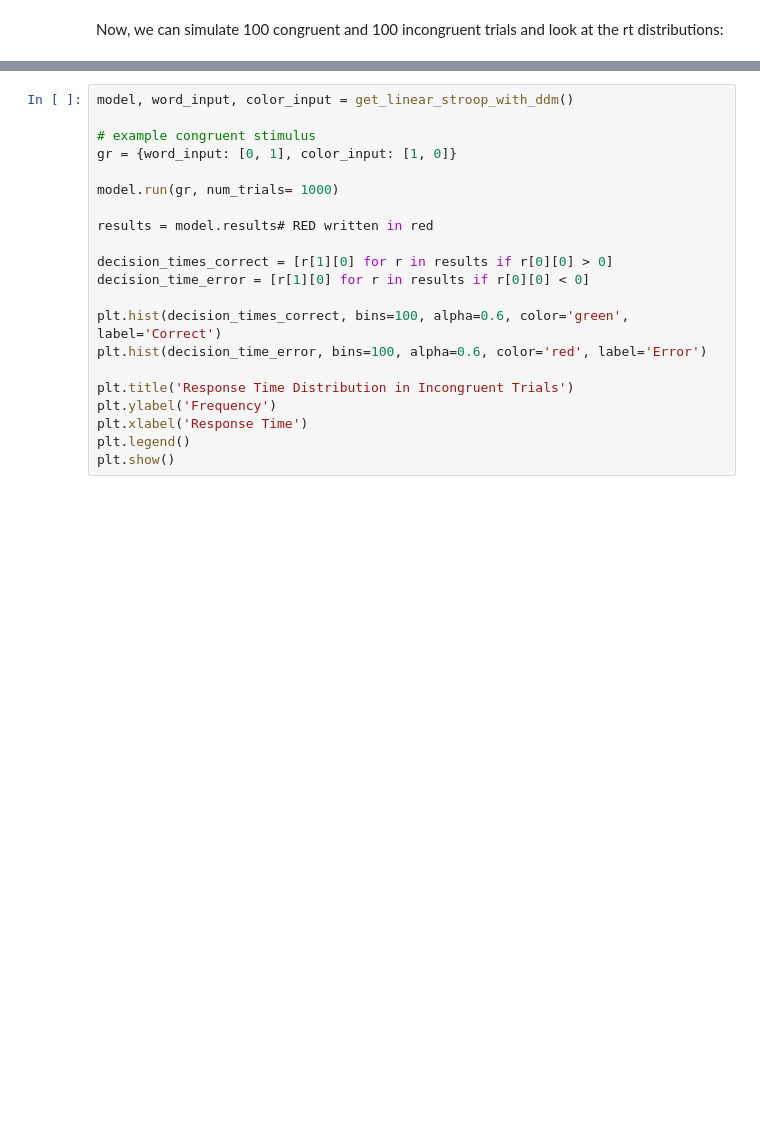
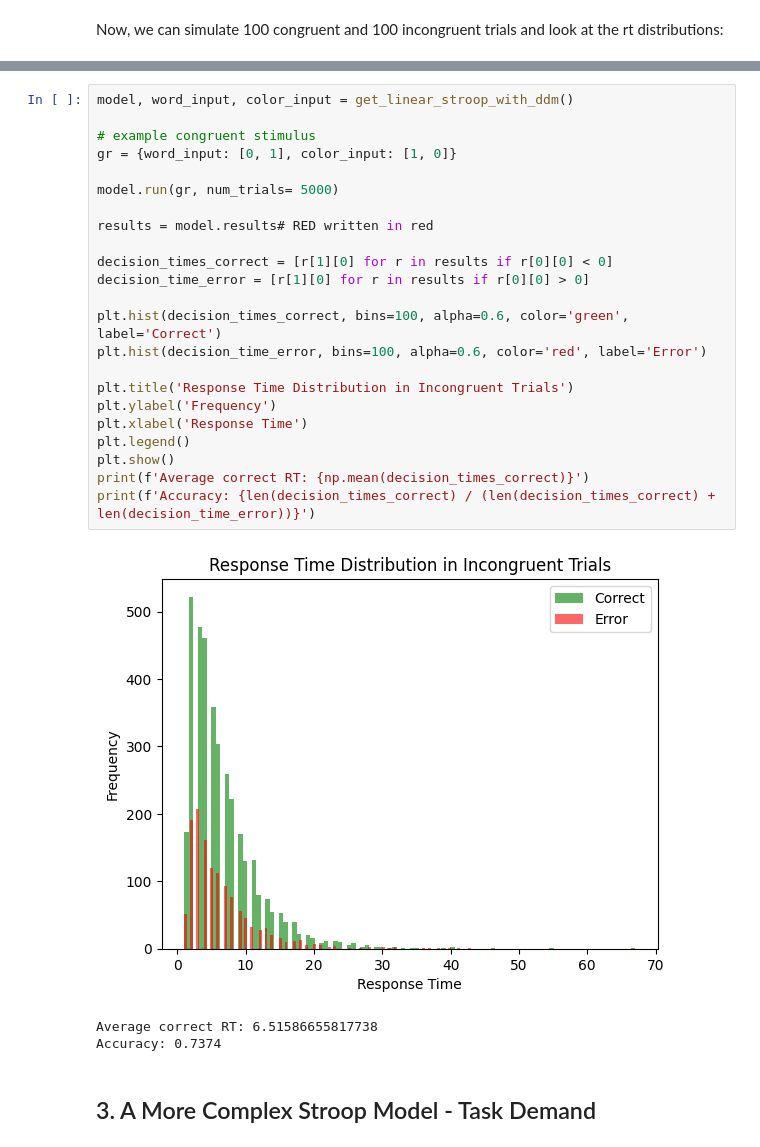
Before and after one commit to AutoResearch/ASDMB-Workshop, a Jupyter notebook: ASDMB-book/content/practical-sessions/psyneulink/psyneulink.ipynb, the cells around one changed output, grey strips where cells are left out. Cells and saved outputs as stored; diff of their text form; blank space fills up the shorter version.

```diff
--- a/ASDMB-book/content/practical-sessions/psyneulink/psyneulink.ipynb
+++ b/ASDMB-book/content/practical-sessions/psyneulink/psyneulink.ipynb
@@ -381,21 +392,29 @@ plt.show()
 # %%
 model, word_input, color_input = get_linear_stroop_with_ddm()
 
 # example congruent stimulus
 gr = {word_input: [0, 1], color_input: [1, 0]}
 
-model.run(gr, num_trials= 1000)
+model.run(gr, num_trials= 5000)
 
 results = model.results# RED written in red
 
-decision_times_correct = [r[1][0] for r in results if r[0][0] > 0]
-decision_time_error = [r[1][0] for r in results if r[0][0] < 0]
+decision_times_correct = [r[1][0] for r in results if r[0][0] < 0]
+decision_time_error = [r[1][0] for r in results if r[0][0] > 0]
 
 plt.hist(decision_times_correct, bins=100, alpha=0.6, color='green', label='Correct')
 plt.hist(decision_time_error, bins=100, alpha=0.6, color='red', label='Error')
 
 plt.title('Response Time Distribution in Incongruent Trials')
 plt.ylabel('Frequency')
 plt.xlabel('Response Time')
 plt.legend()
 plt.show()
+print(f'Average correct RT: {np.mean(decision_times_correct)}')
+print(f'Accuracy: {len(decision_times_correct) / (len(decision_times_correct) + len(decision_time_error))}')
+# %% [output]
+[figure, added]
+Average correct RT: 6.51586655817738
+Accuracy: 0.7374
+# %% [markdown]
+## 3. A More Complex Stroop Model - Task Demand
```
Also changed, not shown: parts of 5 cells of this notebook.
